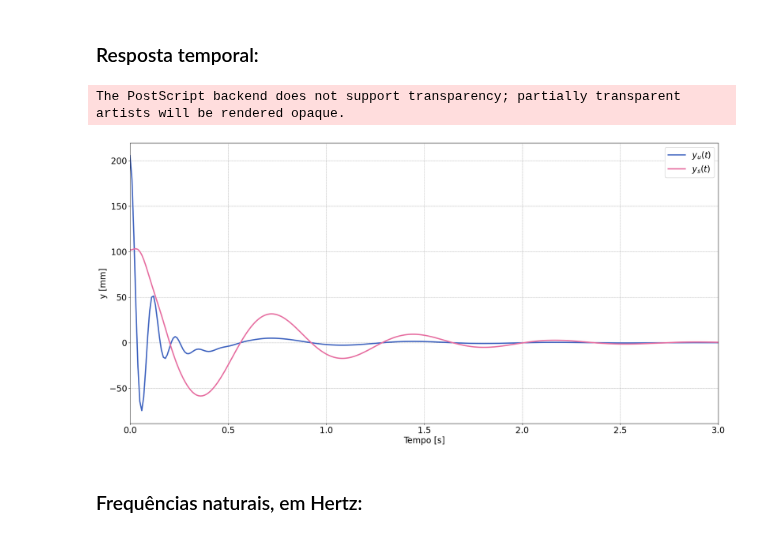
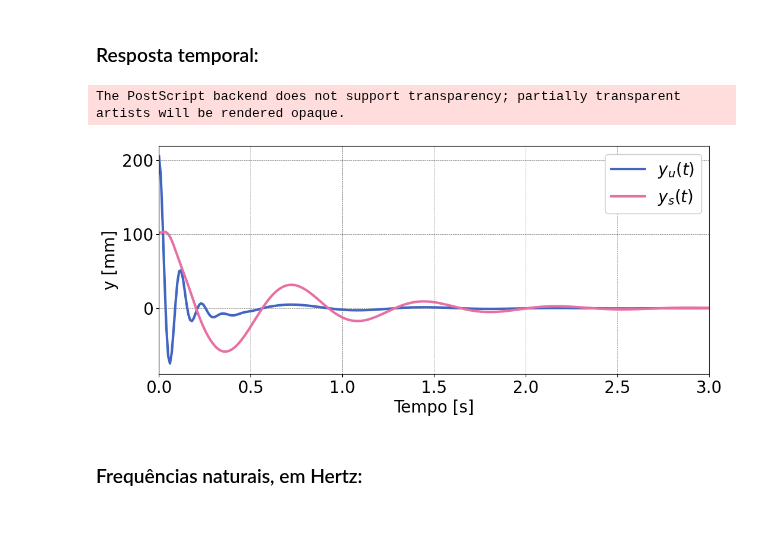
Before and after one commit to ErickNMA/vibrations, a Jupyter notebook: Atv_1_DV/damped_repsonse/QC_Modal_Analysis.ipynb, the cells around one changed output. Drawn from its saved outputs; the diff is of its cells as text; code cells hidden in the pictures.

```diff
--- a/Atv_1_DV/damped_repsonse/QC_Modal_Analysis.ipynb
+++ b/Atv_1_DV/damped_repsonse/QC_Modal_Analysis.ipynb
@@ -421,26 +421,26 @@ $\displaystyle \left[\begin{matrix}0.1933 e^{- 12.7052 t} \sin{\left(53.7893 t +
 # %%
 # Criando matriz de posição em função do tempo:
 X = []
 for i in XT:
     fx = lambdify(t, i, 'numpy')
     X.append(fx(time))
 
-plt.rcParams['figure.figsize'] = (25, 12)
+plt.rcParams['figure.figsize'] = (12, 5)
 plt.figure(len(omega_n)+2)
 labels = ['$y_u(t)$', '$y_s(t)$']
 for i in range(len(X)):
     plt.plot(time, (X[i]*1e3), label=labels[i])
 plt.ylabel('y [mm]')
 plt.legend()
 plt.xlabel('Tempo [s]')
 plt.xlim(0, tf)
 if(title):
     plt.title('Resposta Temporal Real')
 
 plt.savefig('curves/TR2_MA.eps', dpi=600, transparent=True, bbox_inches='tight')
 # %% [output]
 The PostScript backend does not support transparency; partially transparent artists will be rendered opaque.
-[figure, old version]
+[figure, new version]
 # %% [markdown]
 ### Frequências naturais, em Hertz:
 # %%
```
Also changed, not shown: 12 other files.
